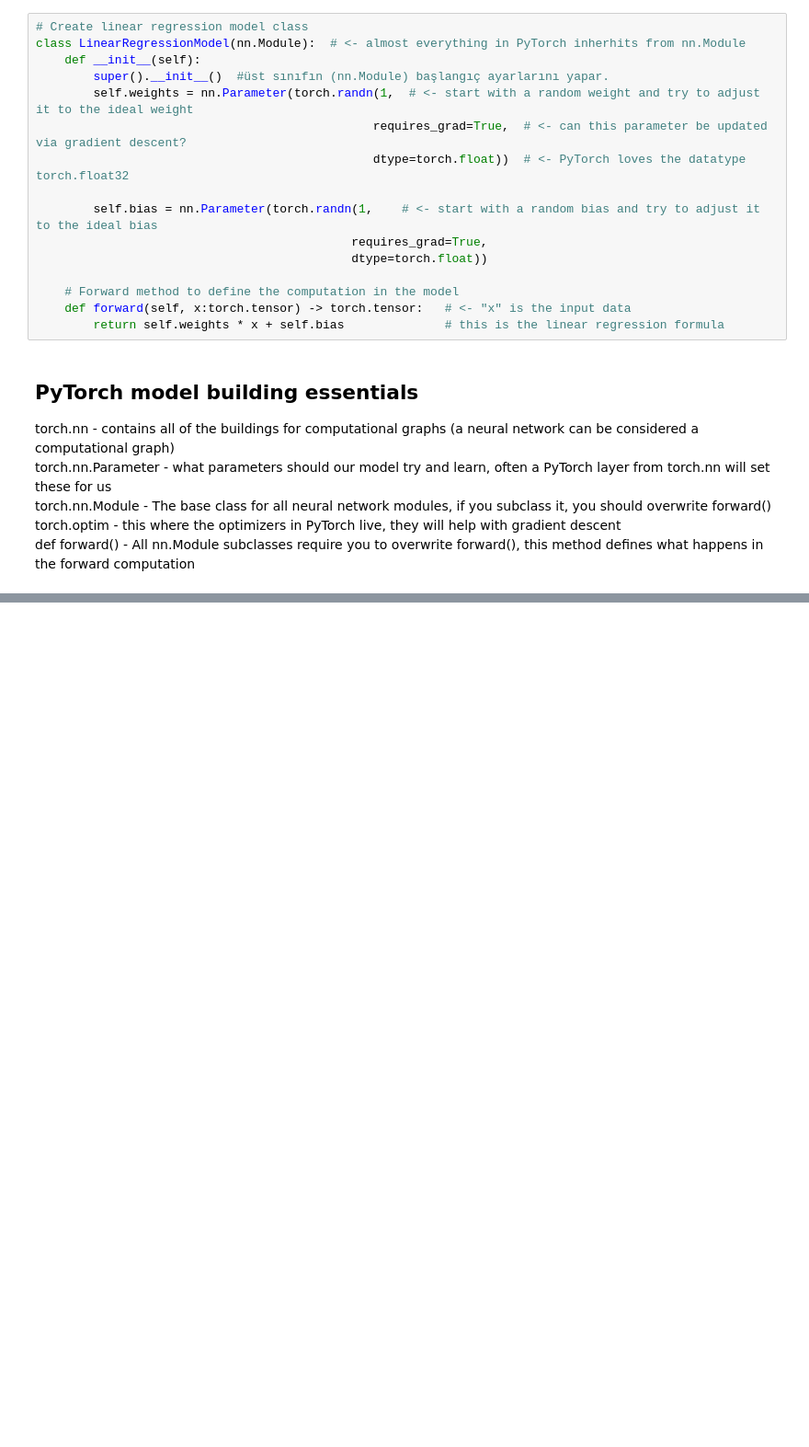
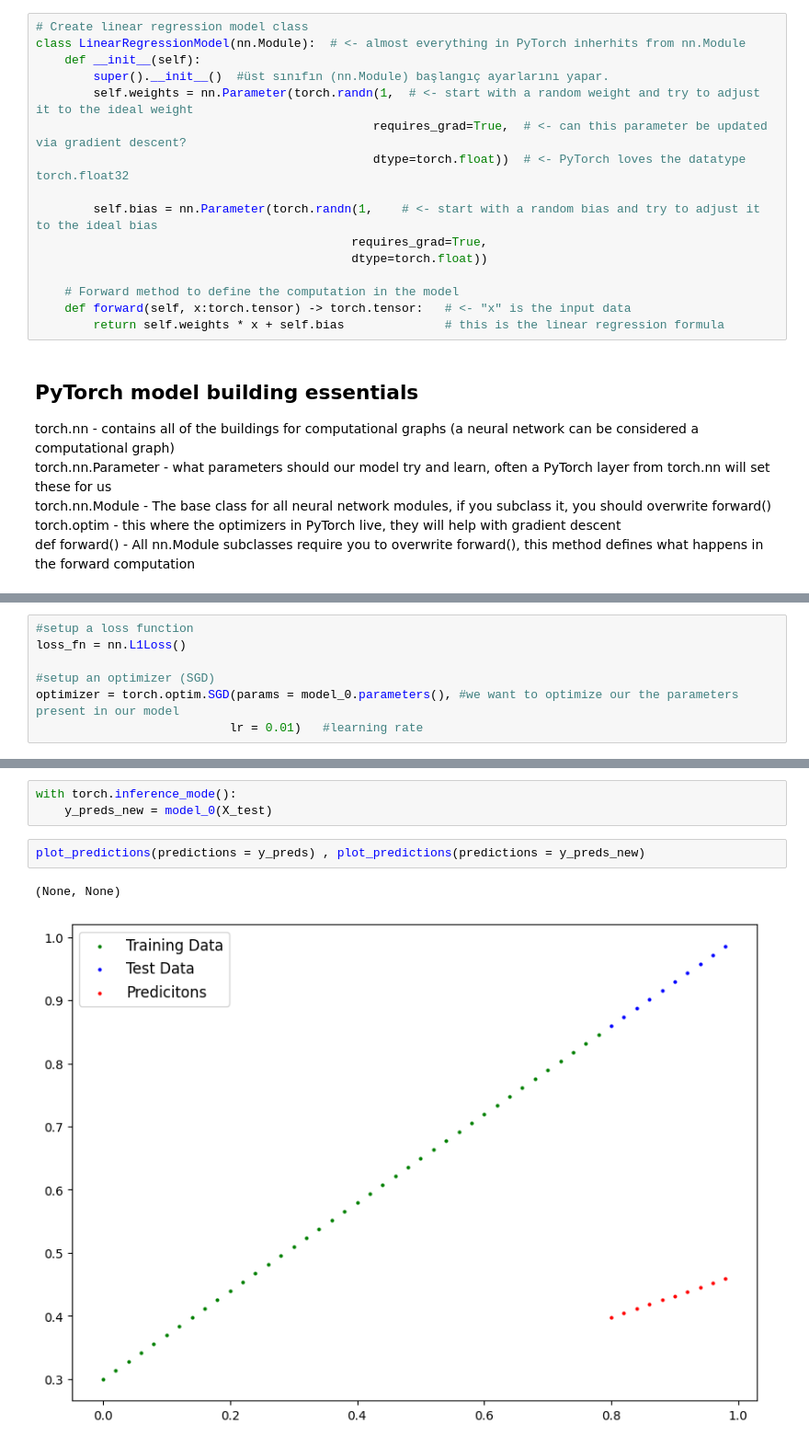
Before and after one commit to deeryakgun/pytorch-for-deep-learning-udemy-notes, a Jupyter notebook: 01_pytorch_workflow.ipynb, the cells around one changed output, grey strips where cells are left out. Shown at 92% size. Drawn from its saved outputs; the diff is of its cells as text; blank space fills up the shorter version.

```diff
--- a/01_pytorch_workflow.ipynb
+++ b/01_pytorch_workflow.ipynb
@@ -141,0 +217,7 @@ def forward() - All nn.Module subclasses require you to overwrite forward(), thi
+# %%
+#setup a loss function
+loss_fn = nn.L1Loss()
+
+#setup an optimizer (SGD)
+optimizer = torch.optim.SGD(params = model_0.parameters(), #we want to optimize our the parameters present in our model
+                           lr = 0.01)   #learning rate
@@ -141,0 +296,8 @@ def forward() - All nn.Module subclasses require you to overwrite forward(), thi
+# %%
+with torch.inference_mode():
+    y_preds_new = model_0(X_test)
+# %%
+plot_predictions(predictions = y_preds) , plot_predictions(predictions = y_preds_new)
+# %% [output]
+(None, None)
+[figure, added]
```
Also changed, not shown: parts of 12 cells of this notebook.
